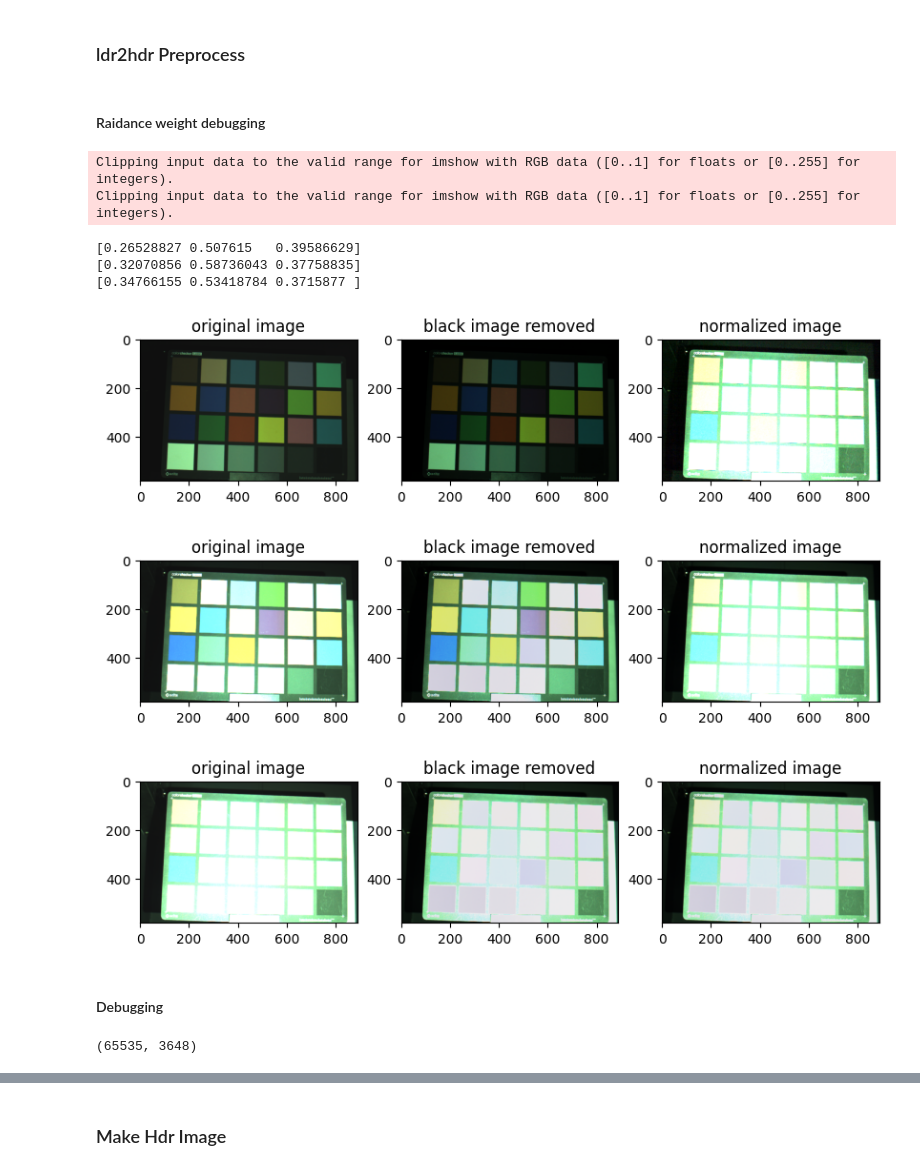
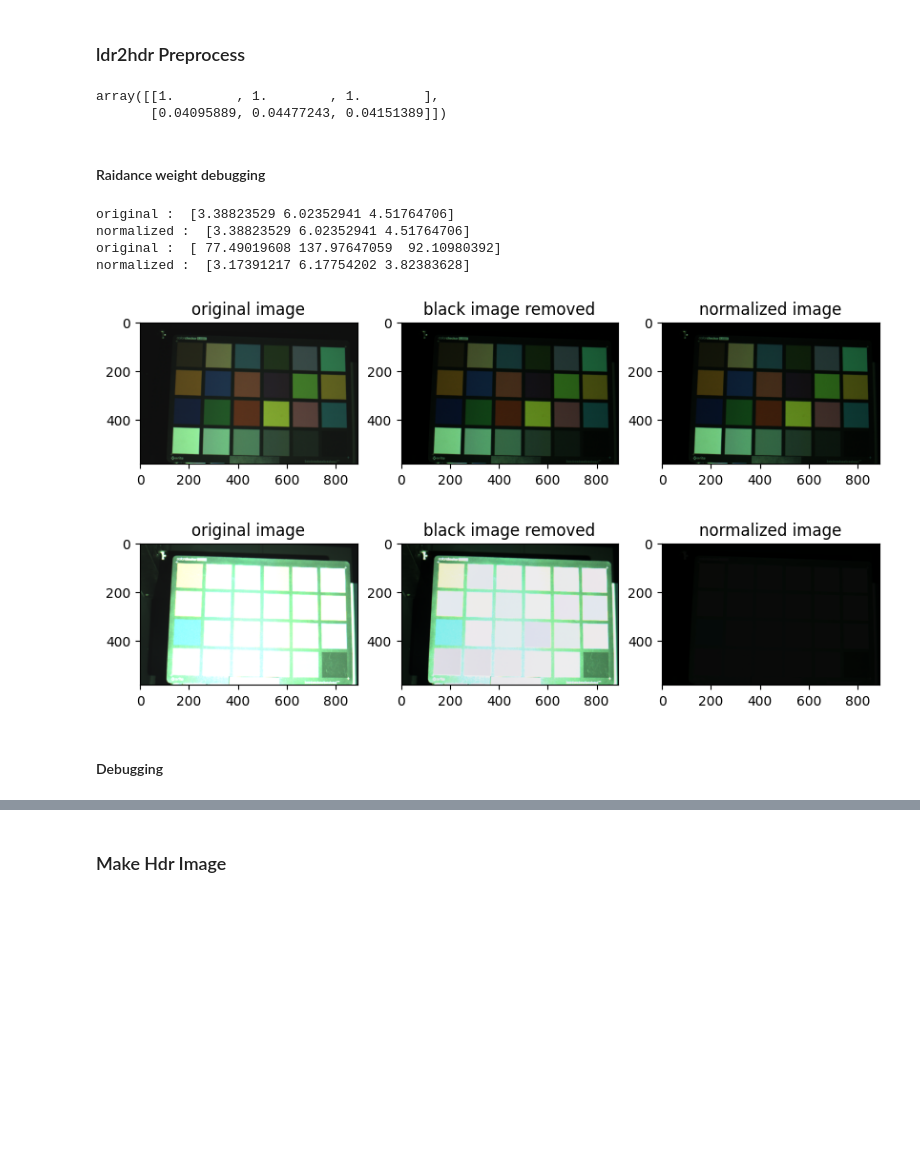
Before and after one commit to shshin1210/DSL, a Jupyter notebook: rgb_intensisty_test.ipynb, the cells around one changed output, grey strips where cells are left out. Drawn from its saved outputs; the diff is of its cells as text; code cells hidden in the pictures; blank space fills up the shorter version.

```diff
--- a/rgb_intensisty_test.ipynb
+++ b/rgb_intensisty_test.ipynb
@@ -93,3 +72,27 @@ last_row_center_pts = np.array([768,500])
+# %%
+# date of datas
+date = "0913"
+
+# exposure time
+ex_time = np.array([160, 280])
+# ex_time = np.array([160, 280, 390])
+ex_min = ex_time[0]
+exposure = ex_time / ex_min
+
+# rgb intensity
+# intensity = np.array([0.2, 0.8, 0.8])
+intensity = np.array([0.2, 0.8])
+
+ldr2hdr_dir = "./calibration/ldr2hdr/2023%s/"%date
+
+# center points for all patches
+all_patches_center_pts = np.array([[210, 130], [324,142], [442,142], [558, 147], [680,152], [792,154],
+[200,250], [326,253], [440,256], [560, 260], [676,261], [792,267],
+[190,366], [318,372], [440,372], [558,376], [676,380], [794,379],
+[190,490], [314,496], [436,491], [558,492], [678,495], [800,495]])
+
+# black patch
+last_row_center_pts = np.array([800,495])
 # %%
 # safe subtraction for uint16
 def safe_subtract(a,b):
@@ -104,13 +107,15 @@ def safe_subtract(a,b):
 def cal_radiance_weight(exp_images_bgrm): # exposure 개수, H, W, 3
     radiance_values = np.zeros(shape=(len(exp_images_bgrm), 3))
 
+    p_size = 20
+
     for i in range(len(exp_images_bgrm)):
-        y_idx_start, y_idx_end = (last_row_center_pts[1] - patch_size//2).astype(np.int32), (last_row_center_pts[1] + patch_size//2).astype(np.int32)
-        x_idx_start, x_idx_end = (last_row_center_pts[0] - patch_size//2).astype(np.int32), (last_row_center_pts[0] + patch_size//2).astype(np.int32)
+        y_idx_start, y_idx_end = (last_row_center_pts[1] - p_size//2).astype(np.int32), (last_row_center_pts[1] + p_size//2).astype(np.int32)
+        x_idx_start, x_idx_end = (last_row_center_pts[0] - p_size//2).astype(np.int32), (last_row_center_pts[0] + p_size//2).astype(np.int32)
 
         radiance_values[i] = exp_images_bgrm[i][y_idx_start:y_idx_end, x_idx_start:x_idx_end].mean(axis = (0,1))
 
-    return (radiance_values / radiance_values[-1])
+    return (radiance_values / radiance_values[0])
 
 # calculate radiance_weight
 exp_img_path = os.path.join(ldr2hdr_dir, 'intensity_%d_white_crop/calibration00/capture_%04d.png')
@@ -124,11 +129,16 @@ exp_images_bgrm = safe_subtract(exp_images, exp_black_images)
 
 # radiance weight calculation
 radiance_weight = cal_radiance_weight(exp_images_bgrm)
+# %%
+1/radiance_weight
+# %% [output]
+array([[1.        , 1.        , 1.        ],
+       [0.04095889, 0.04477243, 0.04151389]])
 # %%
 # assumes that we have the uint16 LDR images
 # image intensity weight
 
-invalid_intensity_ratio = 0.05  # 0 < invalid_intensity_ratio: invalid,  out of 1
+invalid_intensity_ratio = 0.02 # 0 < invalid_intensity_ratio: invalid,  out of 1
 
 max_intensity = 2**16
 weight_trapezoid = np.zeros(max_intensity)
@@ -149,14 +159,14 @@ for i in range(max_intensity):
 # assumes that we have the uint16 LDR images
 # black removed image intensity weight
 
-invalid_intensity_ratio = 0.05  # 0 < invalid_intensity_ratio: invalid,  out of 1
+invalid_intensity_ratio = 0.02  # 0 < invalid_intensity_ratio: invalid,  out of 1
 
 max_intensity = 2**16
 weight_trapezoid_bgrm = np.zeros(max_intensity)
 intv = float(max_intensity) * invalid_intensity_ratio
 
 for i in range(max_intensity):
-    if i < intv:
+    if i < intv: # 3
         weight_trapezoid_bgrm[i] = 0
     elif i < intv * 2:
         weight_trapezoid_bgrm[i] = (i - intv) / intv
@@ -187,22 +200,21 @@ def make_hdr(ldr_images, ldr_images_bgrm, weight_trapezoid, exposure):
 # %% [markdown]
 #### Raidance weight debugging
 # %%
-for i in range(3):
+for i in range(len(exp_images)):
     plt.figure(figsize=(10, 5))
     plt.subplot(131), plt.imshow(exp_images[i]/65535), plt.title('original image')
     plt.subplot(132), plt.imshow((exp_images_bgrm[i]/ 65535)), plt.title('black image removed')
     plt.subplot(133), plt.imshow((exp_images_bgrm[i]*(1/radiance_weight[i]))/ 65535), plt.title('normalized image')
 
-    print((exp_images_bgrm[i][last_row_center_pts[1], last_row_center_pts[0]] * (1/radiance_weight[i]))/ 65535)
+    print('original : ', (exp_images_bgrm[i][last_row_center_pts[1], last_row_center_pts[0]]/ 255))
+    print('normalized : ', (exp_images_bgrm[i][last_row_center_pts[1], last_row_center_pts[0]] * (1/radiance_weight[i]))/ 255)
 # %% [output]
-Clipping input data to the valid range for imshow with RGB data ([0..1] for floats or [0..255] for integers).
-Clipping input data to the valid range for imshow with RGB data ([0..1] for floats or [0..255] for integers).
+original :  [3.38823529 6.02352941 4.51764706]
+normalized :  [3.38823529 6.02352941 4.51764706]
+original :  [ 77.49019608 137.97647059  92.10980392]
+normalized :  [3.17391217 6.17754202 3.82383628]
-[0.26528827 0.507615   0.39586629]
-[0.32070856 0.58736043 0.37758835]
-[0.34766155 0.53418784 0.3715877 ]
-[figure, old version]
+[figure, new version]
-[figure, old version]
+[figure, new version]
-[figure, removed]
 # %% [markdown]
 #### Debugging
 # %%
@@ -216,10 +228,6 @@ ldr_black_images = np.array([cv2.imread(black_path%(k, 0), -1)[:,:,::-1] for k i
 
 ldr_images_bgrm = np.clip(safe_subtract(ldr_images, ldr_black_images), 0., 2**16)
 ldr_images_bgrm = ldr_images_bgrm.astype(np.uint16)
-# %%
-ldr_images[-1].max(), ldr_images[-1].min()
-# %% [output]
-(65535, 3648)
 # %%
 for i in range(len(ldr_images)):
     plt.figure(figsize=(10,5))
```
Also changed, not shown: parts of 32 cells of this notebook, 1 other file.
